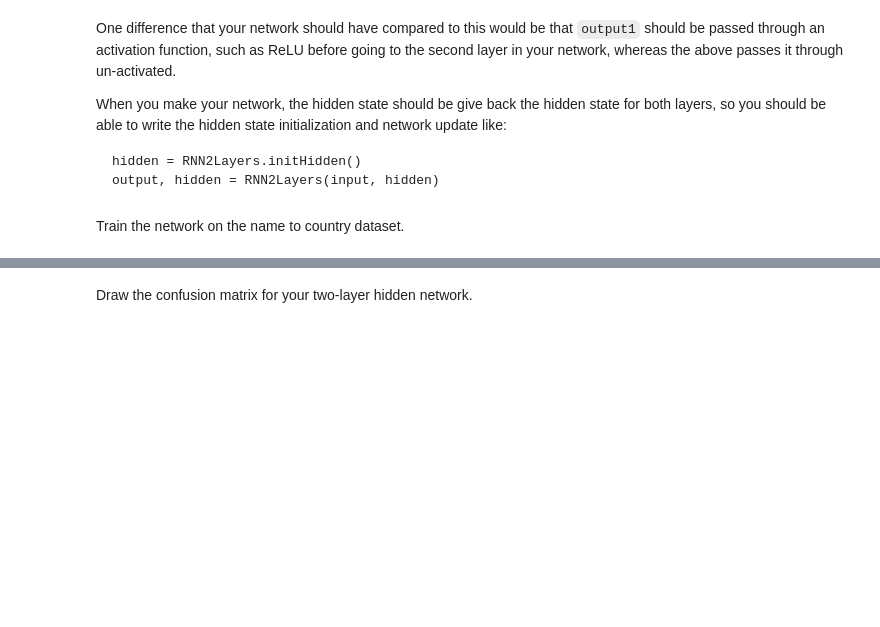
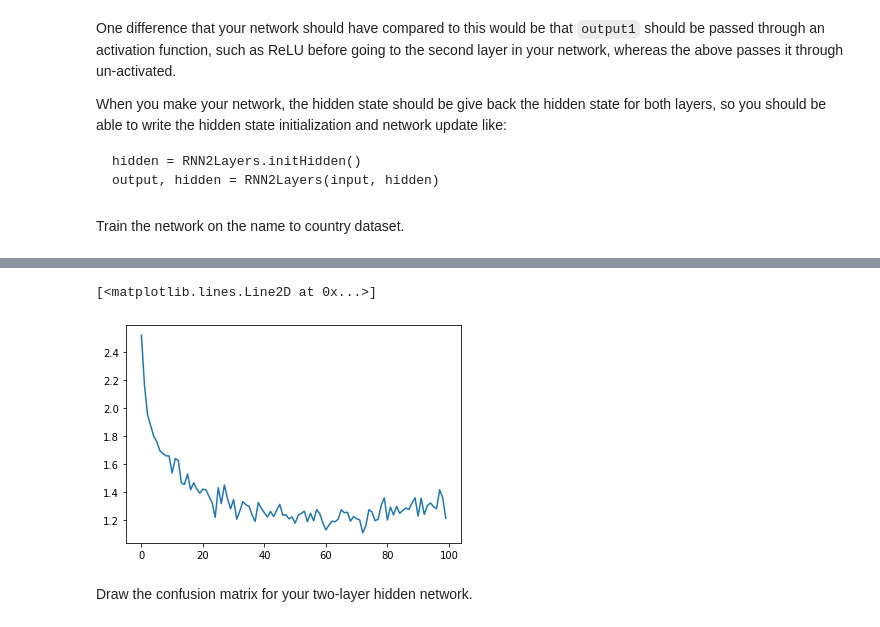
Before and after one commit to nyw-pathfinder/Deep-Learning-Bootcamp-with-PyTorch, a Jupyter notebook: 10-rnn.ipynb, the cells around one changed output, grey strips where cells are left out. Drawn from its saved outputs; the diff is of its cells as text; code cells hidden in the pictures; blank space fills up the shorter version.

````diff
--- a/10-rnn.ipynb
+++ b/10-rnn.ipynb
@@ -501,5 +501,32 @@ When you make your network, the hidden state should be give back the hidden stat
 hidden = RNN2Layers.initHidden()
 output, hidden = RNN2Layers(input, hidden)
 ```
+# %%
+import torch
+import torch.nn as nn
+
+class RNN2(nn.Module):
+
+    def __init__(self, input_size, hidden_size, output_size):
+        super().__init__()
+        self.hidden_size = hidden_size
+        self.i2h1 = nn.Linear(input_size + hidden_size, hidden_size)
+        self.h2o1 = nn.Linear(hidden_size, 512)
+        self.o2h2 = nn.Linear(512 + hidden_size, hidden_size)
+        self.h2o2 = nn.Linear(hidden_size, output_size)
+        self.relu = nn.ReLU()
+
+    def forward(self, input, hidden1, hidden2):
+        combined1 = torch.cat((input, hidden1), 1)
+        hidden1 = torch.tanh(self.i2h1(combined1))
+        output1 = self.relu(self.h2o1(hidden1))
+        combined2 = torch.cat((output1, hidden1), 1)
+        hidden2 = torch.tanh(self.o2h2(combined2))
+        output2 = self.h2o2(hidden2)
+        return output2, hidden1, hidden2
+
+    def initHidden(self):
+
+        return torch.zeros(1, self.hidden_size)
 # %% [markdown]
 Train the network on the name to country dataset.
@@ -506,2 +599,11 @@ Train the network on the name to country dataset.
+# %%
+import matplotlib.pyplot as plt
+import matplotlib.ticker as ticker
+
+plt.figure()
+plt.plot(all_losses)
+# %% [output]
+[<matplotlib.lines.Line2D at 0x...>]
+[figure, added]
 # %% [markdown]
 Draw the confusion matrix for your two-layer hidden network.
````
Also changed, not shown: parts of 8 cells of this notebook.
